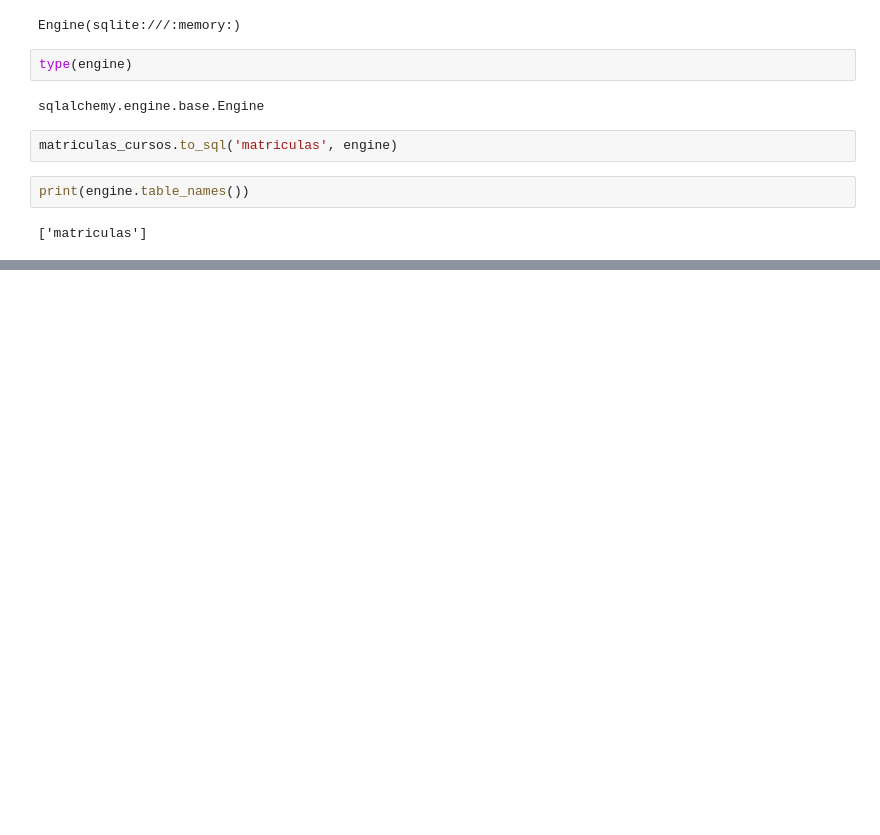
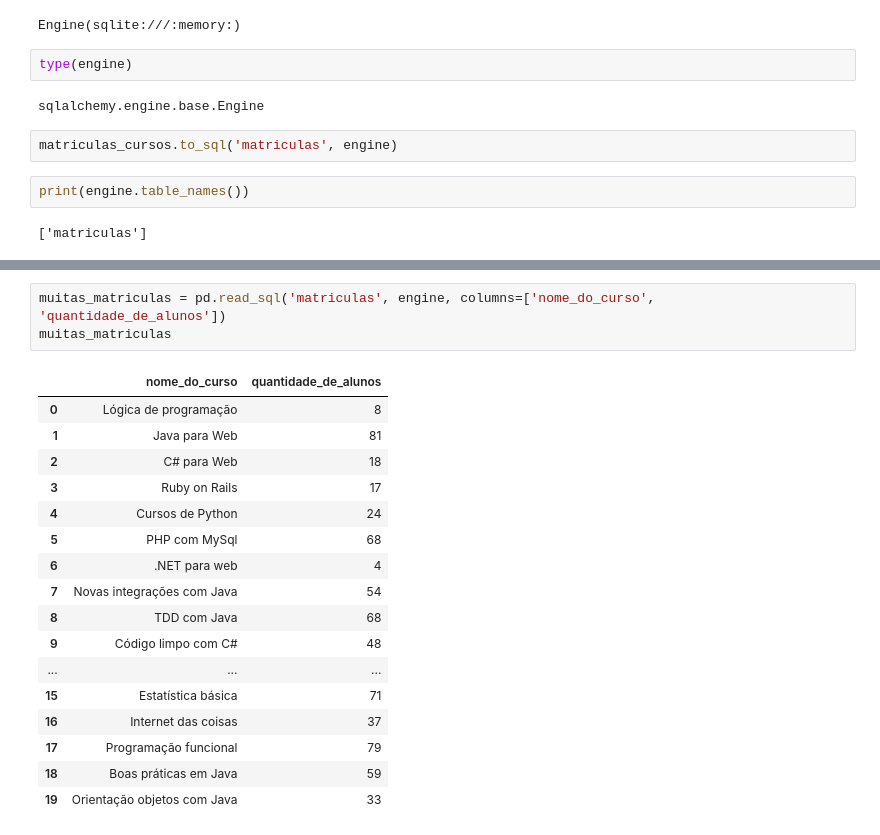
Before and after one commit to 6abi/data-analysis-school, a Jupyter notebook: school-ranking.ipynb, the cells around one changed output, grey strips where cells are left out. Cells and saved outputs as stored; diff of their text form; blank space fills up the shorter version.

```diff
--- a/school-ranking.ipynb
+++ b/school-ranking.ipynb
@@ -311,0 +324,21 @@ print(engine.table_names())
+# %%
+muitas_matriculas = pd.read_sql('matriculas', engine, columns=['nome_do_curso', 'quantidade_de_alunos'])
+muitas_matriculas
+# %% [output]
+|  | nome_do_curso | quantidade_de_alunos |
+| 0 | Lógica de programação | 8 |
+| 1 | Java para Web | 81 |
+| 2 | C# para Web | 18 |
+| 3 | Ruby on Rails | 17 |
+| 4 | Cursos de Python | 24 |
+| 5 | PHP com MySql | 68 |
+| 6 | .NET para web | 4 |
+| 7 | Novas integrações com Java | 54 |
+| 8 | TDD com Java | 68 |
+| 9 | Código limpo com C# | 48 |
+| ... | ... | ... |
+| 15 | Estatística básica | 71 |
+| 16 | Internet das coisas | 37 |
+| 17 | Programação funcional | 79 |
+| 18 | Boas práticas em Java | 59 |
+| 19 | Orientação objetos com Java | 33 |
```
Also changed, not shown: parts of 5 cells of this notebook.
